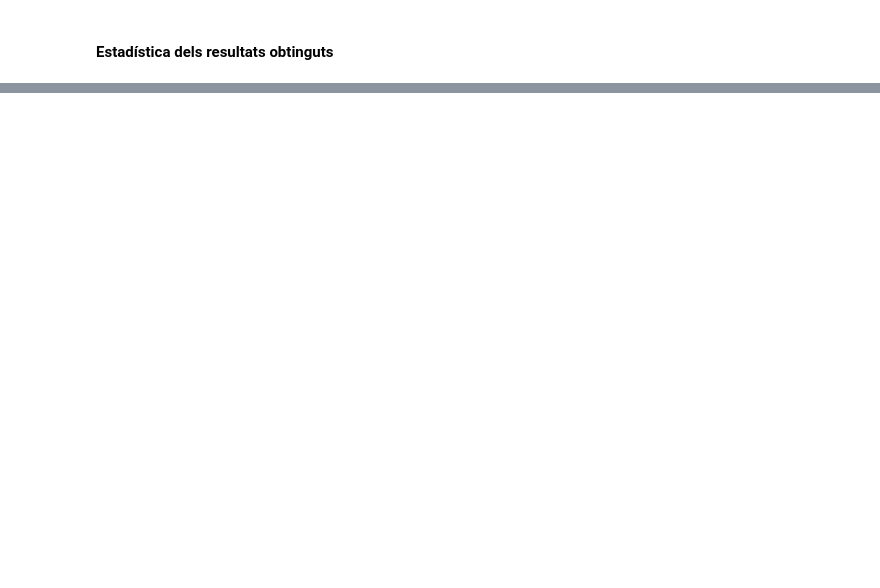
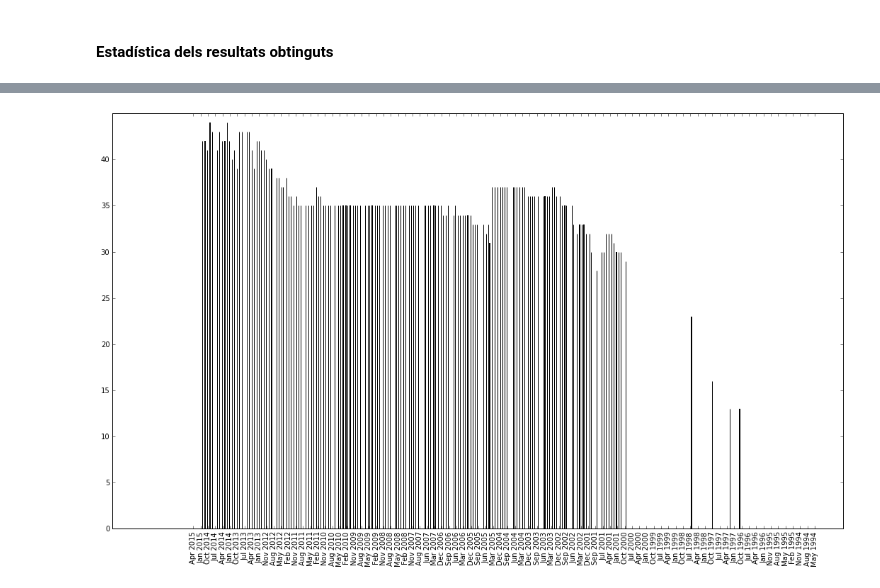
Before and after one commit to pablofs/SpanishTrendingPolitics, a Jupyter notebook: notebooks/0008_[output to MongoDB].ipynb, the cells around one changed output, grey strips where cells are left out. Cells and saved outputs as stored; diff of their text form; code cells hidden in the pictures; blank space fills up the shorter version.

```diff
--- a/notebooks/0008_[output to MongoDB].ipynb
+++ b/notebooks/0008_[output to MongoDB].ipynb
@@ -1056,6 +1056,7 @@ España? (MÁXIMO TRES RESPUESTAS).
 #### Estadística dels resultats obtinguts
 # %%
 from gridfs import GridFS
+from pymongo import ASCENDING, DESCENDING
 
 #
 barometro_docs_collection = db['barometro_docs']
@@ -1068,7 +1069,9 @@ if result.count() > 0 :
     num_docs_without_results = 0
     print "Num. of docs:", num_docs
 
+    doc_list = []
     for doc in result:
+        doc_list.append((doc['date'], len(doc['barometro_dict'])))
         print "\n", doc['title'], ", date:", doc['date'], ", doc_type:", doc['doc_type']
         print "URL:", doc['url']
         if len(doc['barometro_dict']) > 0:
@@ -1077,7 +1080,10 @@ if result.count() > 0 :
             print "No results."
             num_docs_without_results += 1
     print "\n-------------------------------------------"
+    print "Num. of docs:", num_docs
+    print "Num. of docs with results:", num_docs - num_docs_without_results
     print "Num. of docs without results:", num_docs_without_results, ",", float(100*num_docs_without_results/num_docs), "%"
+    print "Num. of docs without results (without pdfs):", num_docs_without_results-14, ",", float(100*(num_docs_without_results-14)/num_docs), "%"
     print "-------------------------------------------\n"
 # %% [output]
 Num. of docs: 229
@@ -1099,0 +1106,75 @@ Num. of docs without results: 68 , 29.0 %
+# %%
+%matplotlib inline
+import numpy as np
+import matplotlib.pyplot as plt
+import collections
+
+from calendar import monthrange
+from datetime import datetime, timedelta
+
+# http://stackoverflow.com/questions/7015587/python-difference-of-2-datetimes-in-months
+def monthdelta(d1, d2):
+    delta = 0
+    while True:
+        mdays = monthrange(d1.year, d1.month)[1]
+        d1 += timedelta(days=mdays)
+        if d1 <= d2:
+            delta += 1
+        else:
+            break
+    return delta
+
+base = datetime.today().replace(hour=0, minute=0, second=0, microsecond=0)
+num_days = (base-doc_list[-1][0]).days
+num_months = monthdelta(doc_list[-1][0], base)
+print "Desde:", base, ", fins:", doc_list[-1][0], ", dies:", num_days
+print "Desde:", base, ", fins:", doc_list[-1][0], ", mesos:", num_months
+
+date_list = [base - timedelta(days=x) for x in range(0, num_days+1)]
+# print date_num_topics_list
+
+all_days_dict = collections.OrderedDict(zip(date_list, [0]*len(date_list)))
+# print all_days_dict
+
+for doc in doc_list:
+    if doc[0] in all_days_dict:
+        all_days_dict[doc[0]]=doc[1]
+# print all_days_dict
+
+# Plot frequency bar chart num. topics per day
+xticks_freq = 90
+yticks_freq = 5
+barcolor = 'blue'
+
+# Get xticks month labels
+i = 0
+xticks_labels = []
+for key in all_days_dict:
+    if i % xticks_freq == 0:
+        xticks_labels.append(key.strftime("%b %Y"))
+    i+=1
+# print xticks_labels
+
+# Get yticks num. docs labels
+yticks_labels = []
+for i in range(0,max(all_days_dict.values())+1):
+    if i % yticks_freq == 0:
+        yticks_labels.append(str(i))
+# print yticks_labels
+
+# Start plot
+fig, ax = plt.subplots()
+fig.set_size_inches(18.5,10.5)
+# fig.subplots_adjust(left  = 0.0, right = 1.0, bottom = 0.0, top = 1.0, wspace = 0.0, hspace = 0.0)
+fig.canvas.draw()
+
+plt.bar(range(len(all_days_dict)), all_days_dict.values(), color = barcolor, align='center')
+plt.xticks(np.arange(0, len(all_days_dict), xticks_freq))
+plt.yticks(np.arange(0, max(all_days_dict.values())+1, yticks_freq))
+# plt.grid(True)
+
+ax.set_xticklabels(xticks_labels, rotation='vertical')
+ax.set_yticklabels(yticks_labels)
+
+plt.show()
+# %% [output]
@@ -1099,0 +1183 @@ Num. of docs without results: 68 , 29.0 %
+[figure, added]
```
Also changed, not shown: parts of 61 cells of this notebook, 9 other files.
